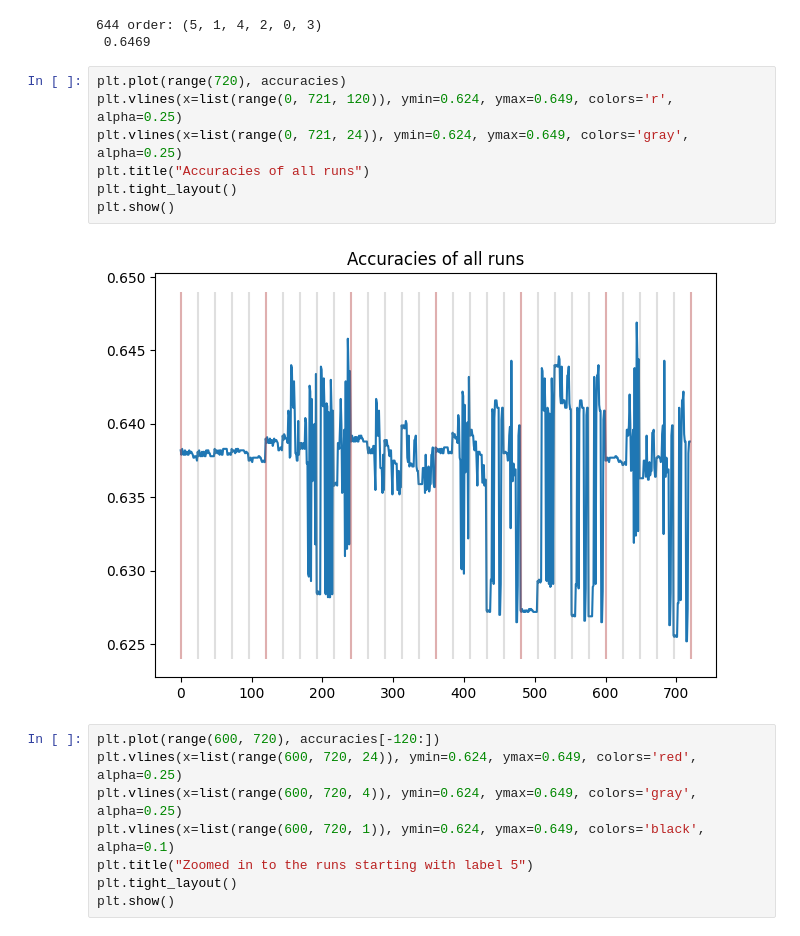
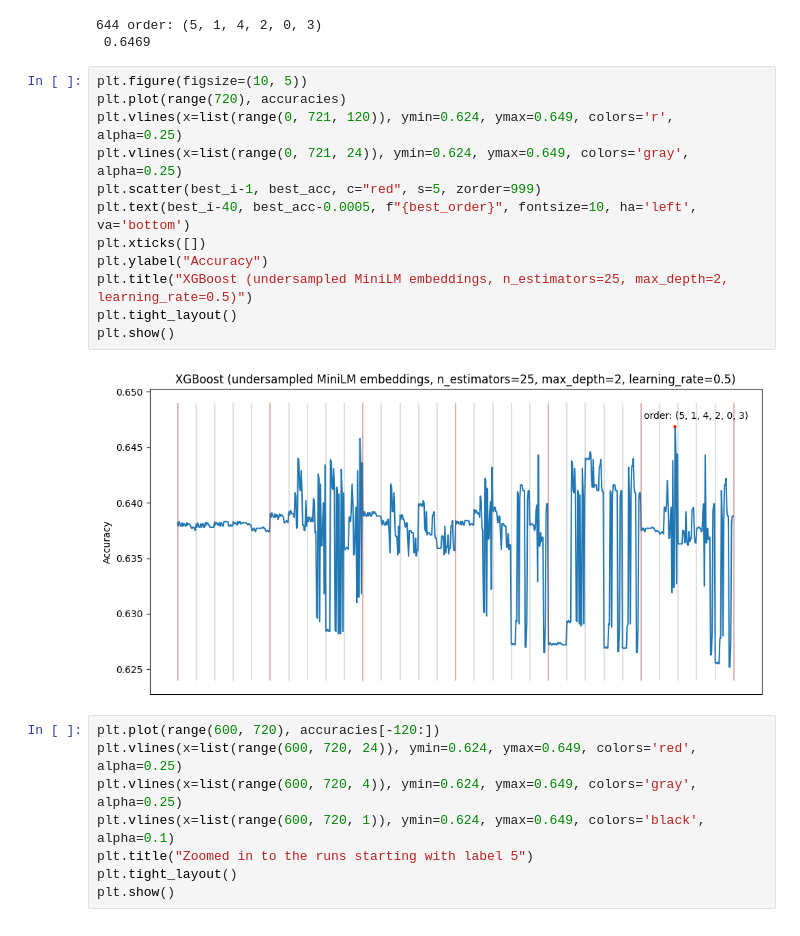
Before and after one commit to adv-11/ml-guardrails-project, a Jupyter notebook: output_guardrails/toxicity/evaluate_model2.ipynb, the cells around one changed output. Cells and saved outputs as stored; diff of their text form.

```diff
--- a/output_guardrails/toxicity/evaluate_model2.ipynb
+++ b/output_guardrails/toxicity/evaluate_model2.ipynb
@@ -534,14 +532,19 @@ print(best_i, best_order, best_acc)
 644 order: (5, 1, 4, 2, 0, 3)
  0.6469
 # %%
+plt.figure(figsize=(10, 5))
 plt.plot(range(720), accuracies)
 plt.vlines(x=list(range(0, 721, 120)), ymin=0.624, ymax=0.649, colors='r', alpha=0.25)
 plt.vlines(x=list(range(0, 721, 24)), ymin=0.624, ymax=0.649, colors='gray', alpha=0.25)
-plt.title("Accuracies of all runs")
+plt.scatter(best_i-1, best_acc, c="red", s=5, zorder=999)
+plt.text(best_i-40, best_acc-0.0005, f"{best_order}", fontsize=10, ha='left', va='bottom')
+plt.xticks([])
+plt.ylabel("Accuracy")
+plt.title("XGBoost (undersampled MiniLM embeddings, n_estimators=25, max_depth=2, learning_rate=0.5)")
 plt.tight_layout()
 plt.show()
 # %% [output]
-[figure, old version]
+[figure, new version]
 # %%
 plt.plot(range(600, 720), accuracies[-120:])
 plt.vlines(x=list(range(600, 720, 24)), ymin=0.624, ymax=0.649, colors='red', alpha=0.25)
```
Also changed, not shown: parts of 9 cells of this notebook.
